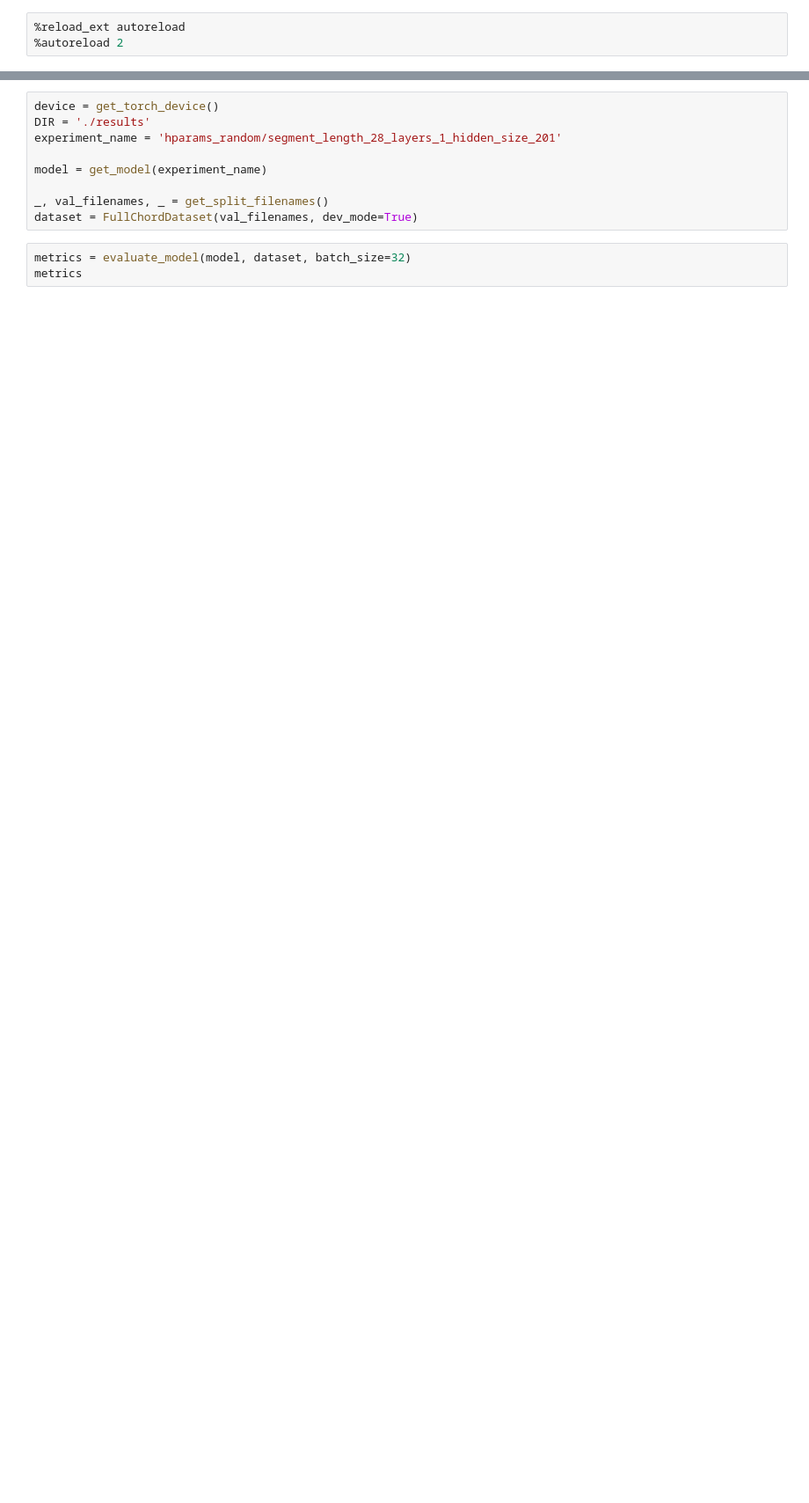
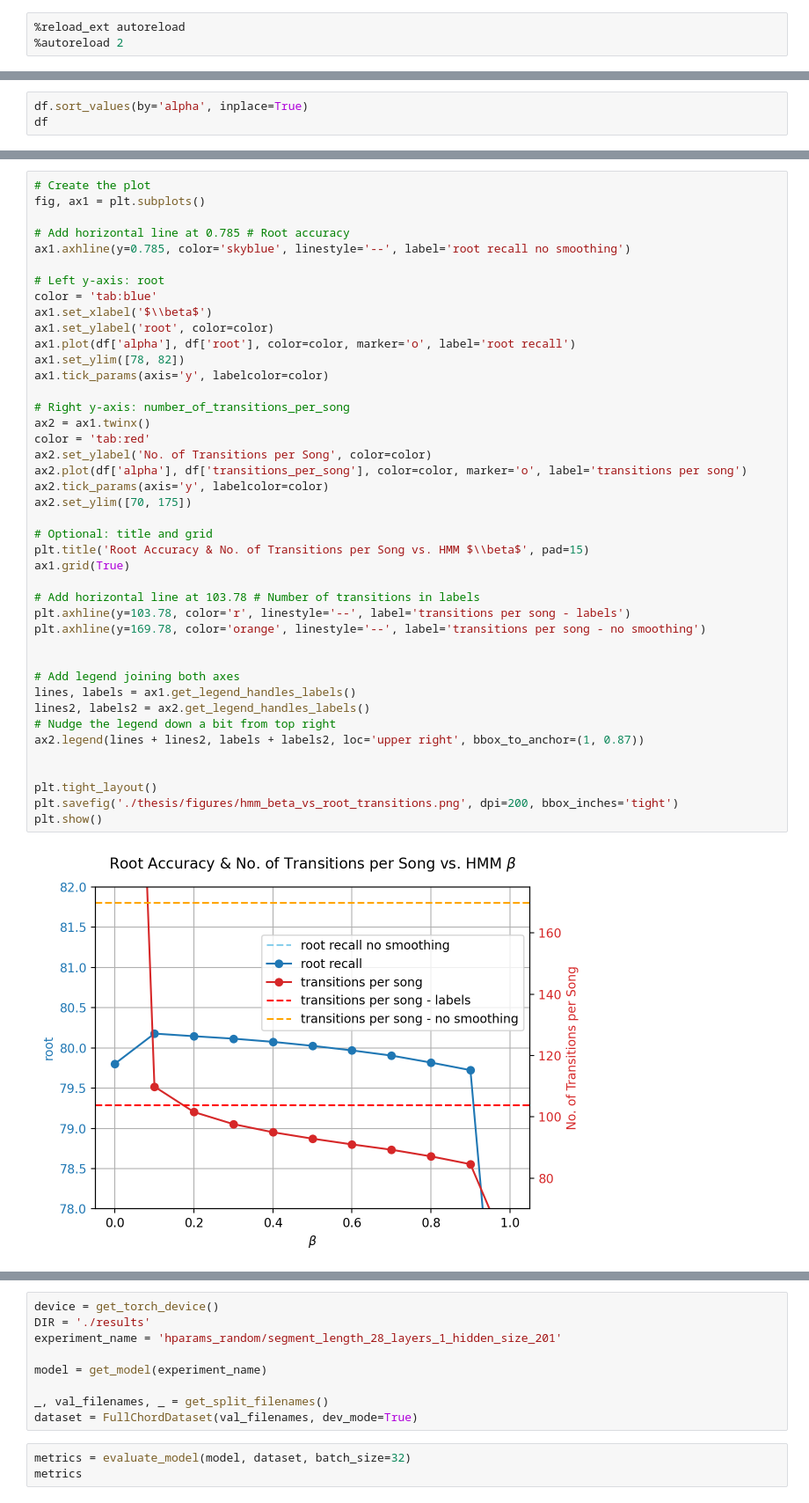
Before and after one commit to PierreRL/AutomaticChordRecognition, a Jupyter notebook: notebooks/experiments/6. HMM Smoothing.ipynb, the cells around one changed output, grey strips where cells are left out. Shown at 88% size. Saved outputs shown, nothing was run; the diff lists cells and outputs as text; blank space fills up the shorter version.

```diff
--- a/notebooks/experiments/6. HMM Smoothing.ipynb
+++ b/notebooks/experiments/6. HMM Smoothing.ipynb
@@ -19,0 +53,3 @@ from src.eval import evaluate_model
+# %%
+df.sort_values(by='alpha', inplace=True)
+df
@@ -19,0 +69,44 @@ from src.eval import evaluate_model
+# %%
+# Create the plot
+fig, ax1 = plt.subplots()
+
+# Add horizontal line at 0.785 # Root accuracy
+ax1.axhline(y=0.785, color='skyblue', linestyle='--', label='root recall no smoothing')
+
+# Left y-axis: root
+color = 'tab:blue'
+ax1.set_xlabel('$\\beta$')
+ax1.set_ylabel('root', color=color)
+ax1.plot(df['alpha'], df['root'], color=color, marker='o', label='root recall')
+ax1.set_ylim([78, 82])
+ax1.tick_params(axis='y', labelcolor=color)
+
+# Right y-axis: number_of_transitions_per_song
+ax2 = ax1.twinx()
+color = 'tab:red'
+ax2.set_ylabel('No. of Transitions per Song', color=color)
+ax2.plot(df['alpha'], df['transitions_per_song'], color=color, marker='o', label='transitions per song')
+ax2.tick_params(axis='y', labelcolor=color)
+ax2.set_ylim([70, 175])
+
+# Optional: title and grid
+plt.title('Root Accuracy & No. of Transitions per Song vs. HMM $\\beta$', pad=15)
+ax1.grid(True)
+
+# Add horizontal line at 103.78 # Number of transitions in labels
+plt.axhline(y=103.78, color='r', linestyle='--', label='transitions per song - labels')
+plt.axhline(y=169.78, color='orange', linestyle='--', label='transitions per song - no smoothing')
+
+
+# Add legend joining both axes
+lines, labels = ax1.get_legend_handles_labels()
+lines2, labels2 = ax2.get_legend_handles_labels()
+# Nudge the legend down a bit from top right
+ax2.legend(lines + lines2, labels + labels2, loc='upper right', bbox_to_anchor=(1, 0.87))
+
+
+plt.tight_layout()
+plt.savefig('./thesis/figures/hmm_beta_vs_root_transitions.png', dpi=200, bbox_inches='tight')
+plt.show()
+# %% [output]
+[figure, added]
```
Also changed, not shown: parts of 8 cells of this notebook, 24 other files.
